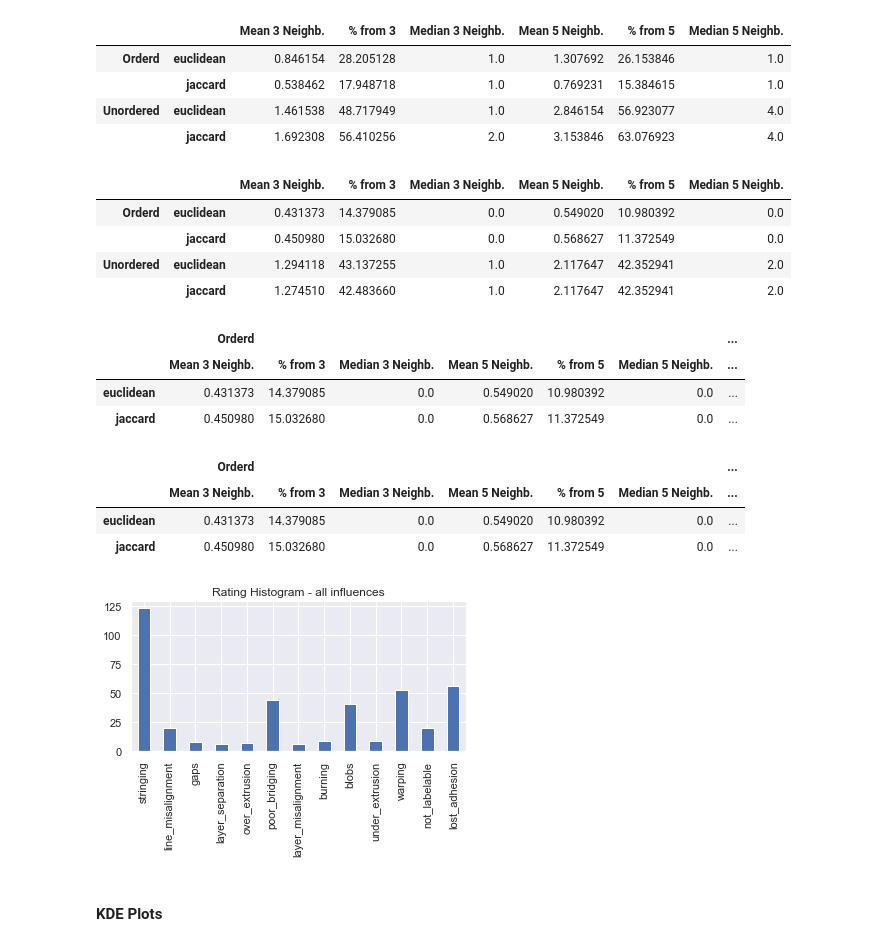
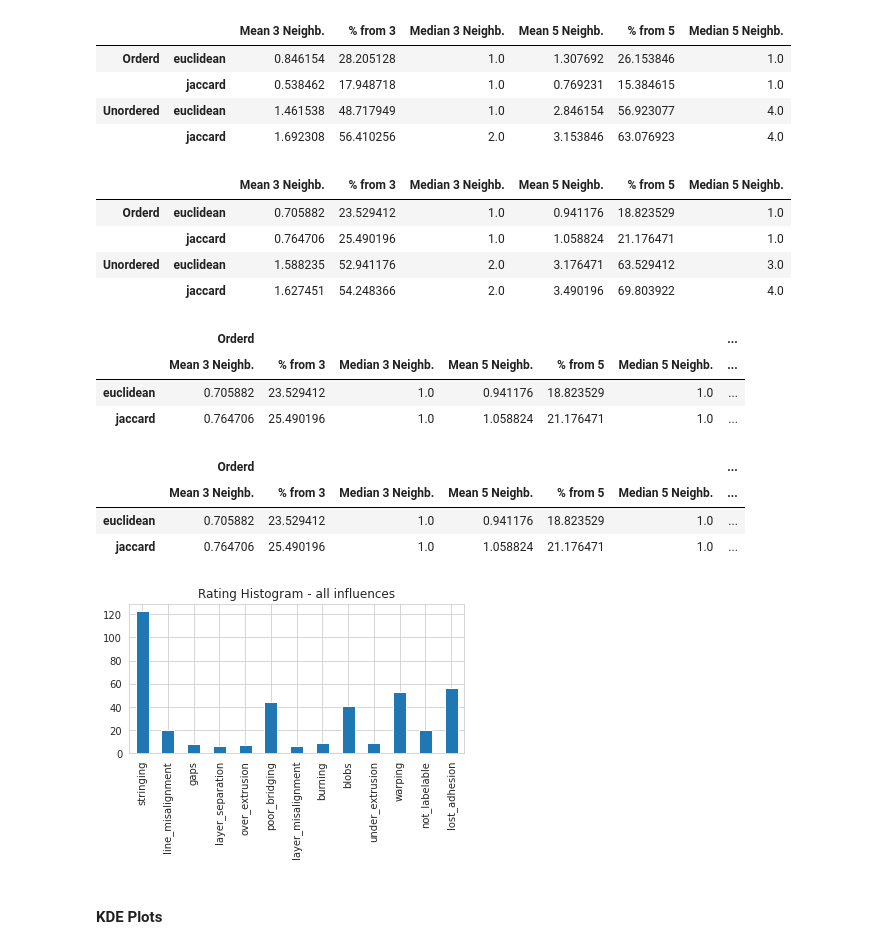
Before and after one commit to 0x14d/embedding-operator-knowledge, a Jupyter notebook: embedding_eval_head.ipynb, the cells around one changed output. Saved outputs shown, nothing was run; the diff lists cells and outputs as text; code cells hidden in the pictures.

```diff
--- a/embedding_eval_head.ipynb
+++ b/embedding_eval_head.ipynb
@@ -7,7 +4,6 @@ The autoreload extension is already loaded. To reload it, use:
 # %%
 import pandas as pd
 import seaborn as sns
-sns.set()
 import matplotlib.pyplot as plt
 from embedding_evaluation import EmbeddingEvaluation
 # %% [markdown]
@@ -22,15 +18,15 @@ from embedding_evaluation import EmbeddingEvaluation
 #### Step 1 - Generation of the SubKnowledge Graphs
 # %%
 # not prop
-emb_eval_j = EmbeddingEvaluation("jaccard", True, path='config_use_head.json')
+emb_eval_j = EmbeddingEvaluation("jaccard", True, path='config/config_use_head.json')
 emb_eval_j.generate_rating_param_sub_kg()
-emb_eval_e = EmbeddingEvaluation("euclidean", True, path='config_use_head.json')
+emb_eval_e = EmbeddingEvaluation("euclidean", True, path='config/config_use_head.json')
 emb_eval_e.generate_rating_param_sub_kg()
 
 # prop
-emb_eval_j_prop = EmbeddingEvaluation("jaccard", True, path='config_use_head.json')
+emb_eval_j_prop = EmbeddingEvaluation("jaccard", True, path='config/config_use_head.json')
 emb_eval_j_prop.generate_rating_param_sub_kg_prop()
-emb_eval_e_prop = EmbeddingEvaluation("euclidean", True, path='config_use_head.json')
+emb_eval_e_prop = EmbeddingEvaluation("euclidean", True, path='config/config_use_head.json')
 emb_eval_e_prop.generate_rating_param_sub_kg_prop()
 # %% [markdown]
 #### Step 2 - Calculation of the Equalities between parameter matches and embeddings
@@ -237,38 +198,38 @@ concat_table_prop = pd.concat([ordered_match_table_prop, unordered_match_table_p
 concat_table_prop
 # %% [output]
 |  |  | Mean 3 Neighb. | % from 3 | Median 3 Neighb. | Mean 5 Neighb. | % from 5 | Median 5 Neighb. |
-| Orderd | euclidean | 0.431373 | 14.379085 | 0.0 | 0.549020 | 10.980392 | 0.0 |
-|  | jaccard | 0.450980 | 15.032680 | 0.0 | 0.568627 | 11.372549 | 0.0 |
-| Unordered | euclidean | 1.294118 | 43.137255 | 1.0 | 2.117647 | 42.352941 | 2.0 |
-|  | jaccard | 1.274510 | 42.483660 | 1.0 | 2.117647 | 42.352941 | 2.0 |
+| Orderd | euclidean | 0.705882 | 23.529412 | 1.0 | 0.941176 | 18.823529 | 1.0 |
+|  | jaccard | 0.764706 | 25.490196 | 1.0 | 1.058824 | 21.176471 | 1.0 |
+| Unordered | euclidean | 1.588235 | 52.941176 | 2.0 | 3.176471 | 63.529412 | 3.0 |
+|  | jaccard | 1.627451 | 54.248366 | 2.0 | 3.490196 | 69.803922 | 4.0 |
 # %%
 pd.concat([ordered_match_table_prop, unordered_match_table_prop], axis=1, keys=["Orderd", "Unordered"])
 # %% [output]
 |  | Orderd |  |  |  |  |  | ... |
 |  | Mean 3 Neighb. | % from 3 | Median 3 Neighb. | Mean 5 Neighb. | % from 5 | Median 5 Neighb. | ... |
-| euclidean | 0.431373 | 14.379085 | 0.0 | 0.549020 | 10.980392 | 0.0 | ... |
-| jaccard | 0.450980 | 15.032680 | 0.0 | 0.568627 | 11.372549 | 0.0 | ... |
+| euclidean | 0.705882 | 23.529412 | 1.0 | 0.941176 | 18.823529 | 1.0 | ... |
+| jaccard | 0.764706 | 25.490196 | 1.0 | 1.058824 | 21.176471 | 1.0 | ... |
 # %%
 pd.concat([ordered_match_table_prop, unordered_match_table_prop], axis=1, keys=["Orderd", "Unordered"])
 # %% [output]
 |  | Orderd |  |  |  |  |  | ... |
 |  | Mean 3 Neighb. | % from 3 | Median 3 Neighb. | Mean 5 Neighb. | % from 5 | Median 5 Neighb. | ... |
-| euclidean | 0.431373 | 14.379085 | 0.0 | 0.549020 | 10.980392 | 0.0 | ... |
-| jaccard | 0.450980 | 15.032680 | 0.0 | 0.568627 | 11.372549 | 0.0 | ... |
+| euclidean | 0.705882 | 23.529412 | 1.0 | 0.941176 | 18.823529 | 1.0 | ... |
+| jaccard | 0.764706 | 25.490196 | 1.0 | 1.058824 | 21.176471 | 1.0 | ... |
 # %%
 import pandas as pd
 
-df = pd.read_csv("output.csv")  # csv from igraph.get_vertex_dataframe()
+df = pd.read_csv("dataset/database/vertex_dataframe.csv")  # csv from igraph.get_vertex_dataframe()
 rating_values = df.loc[df['type'] != 'parameter'][['key', 'value']]
 rating_histo = emb_eval_e.get_number_of_occurence(list(num_match_ord_euc_3.index), rating_values)
 plot_title = "Rating Histogram - all influences"
 # fig = plt.figure(figsize=(12,8))
 rating_histo.plot(kind="bar", title=plot_title, legend=None)
 fig.tight_layout()
 plt.gcf().subplots_adjust(bottom=0.36)
 # plt.savefig('Rating_Histogram_all_influences.pdf')
 # %% [output]
-[figure, old version]
+[figure, new version]
 # %% [markdown]
 #### KDE Plots
 # %%
```
Also changed, not shown: parts of 6 cells of this notebook, 12 other files.
